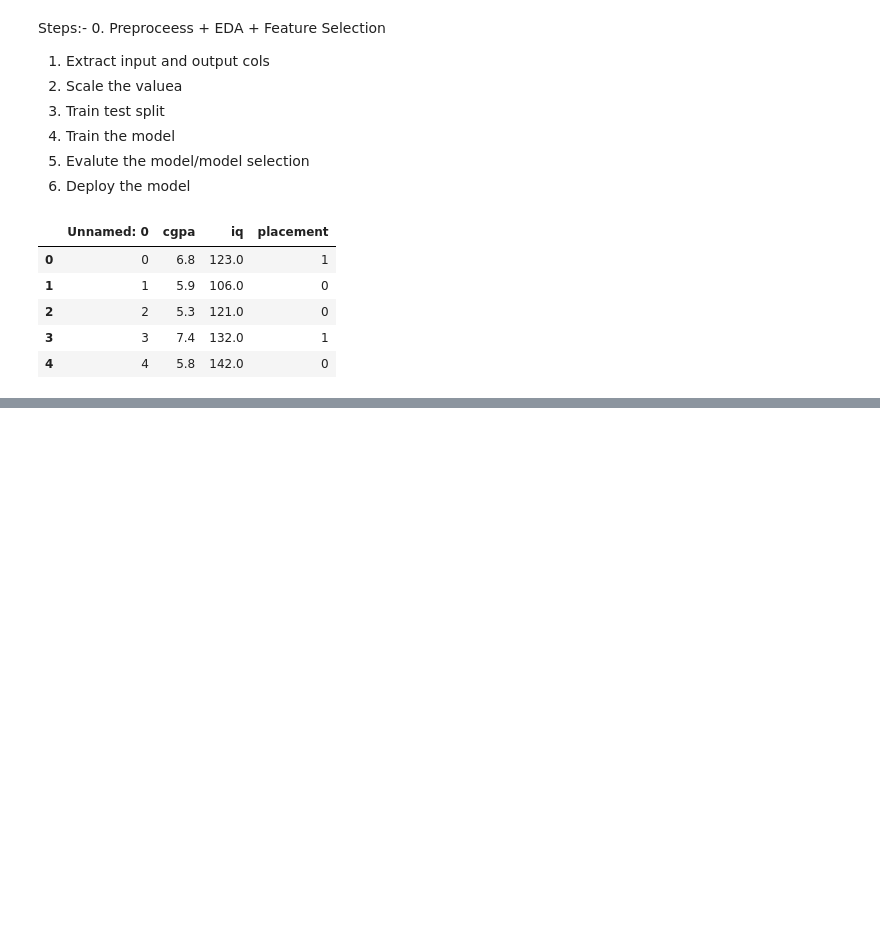
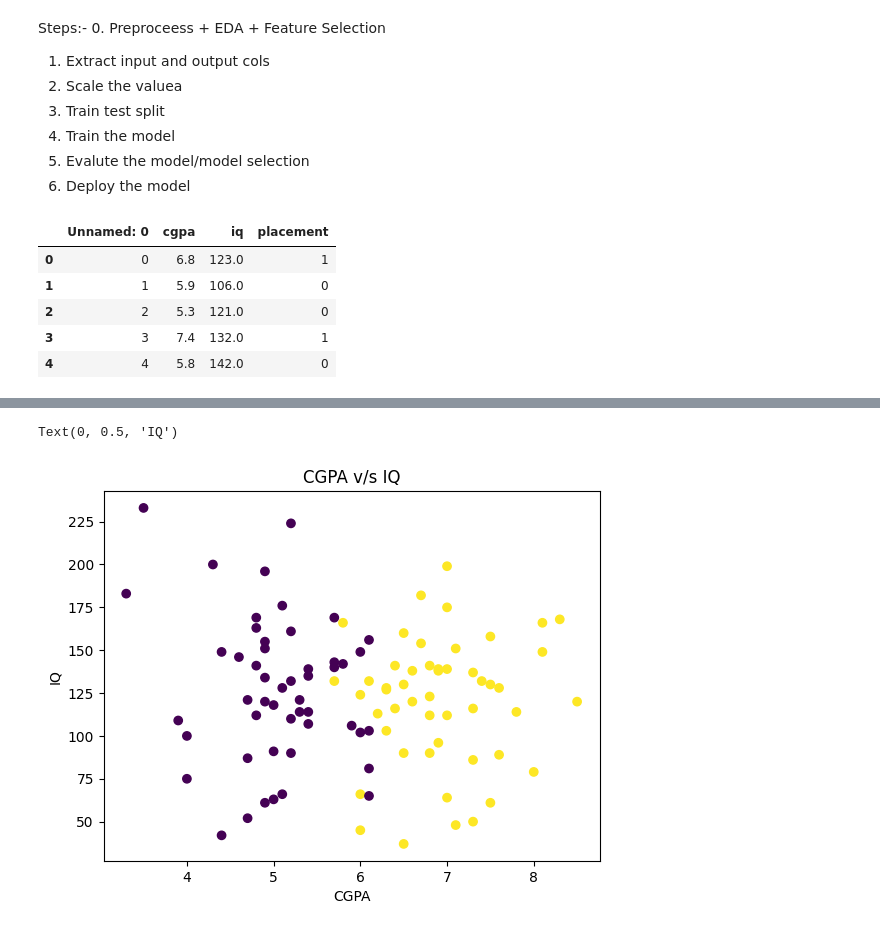
Before and after one commit to hrishavraj89/placement_model, a Jupyter notebook: placement.ipynb, the cells around one changed output, grey strips where cells are left out. Cells and saved outputs as stored; diff of their text form; code cells hidden in the pictures; blank space fills up the shorter version.

```diff
--- a/placement.ipynb
+++ b/placement.ipynb
@@ -23,0 +43,3 @@ df.head()
+# %%
+#removing the unamed row
+df = df.iloc[:,1:]
@@ -23,0 +63,8 @@ df.head()
+# %%
+plt.scatter(df['cgpa'], df['iq'], c=df['placement'])
+plt.title('CGPA v/s IQ')
+plt.xlabel('CGPA')
+plt.ylabel('IQ')
+# %% [output]
+Text(0, 0.5, 'IQ')
+[figure, added]
```
Also changed, not shown: parts of 4 cells of this notebook.
